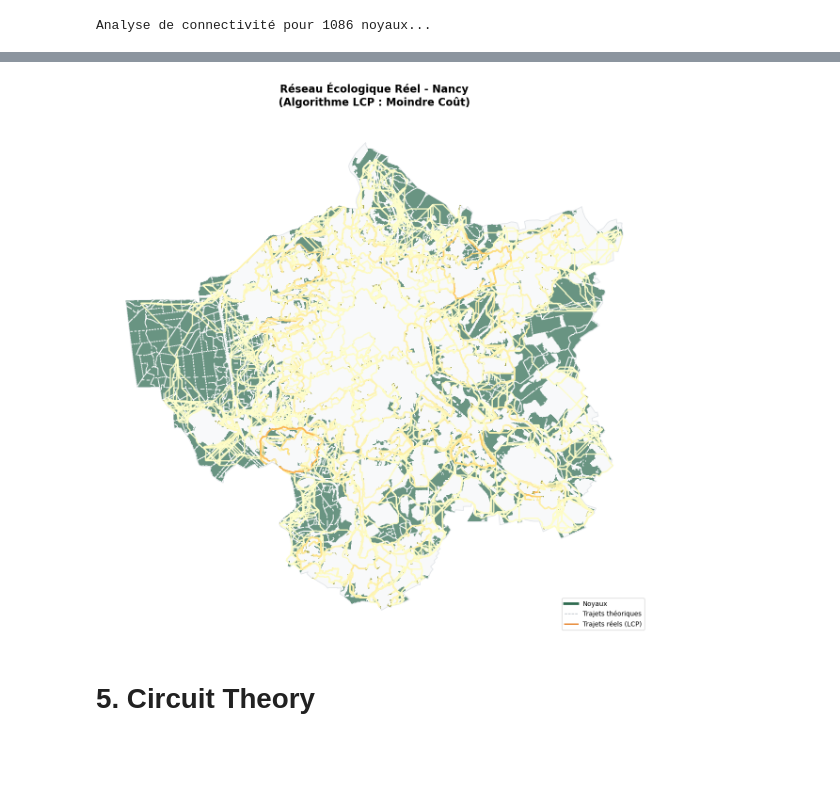
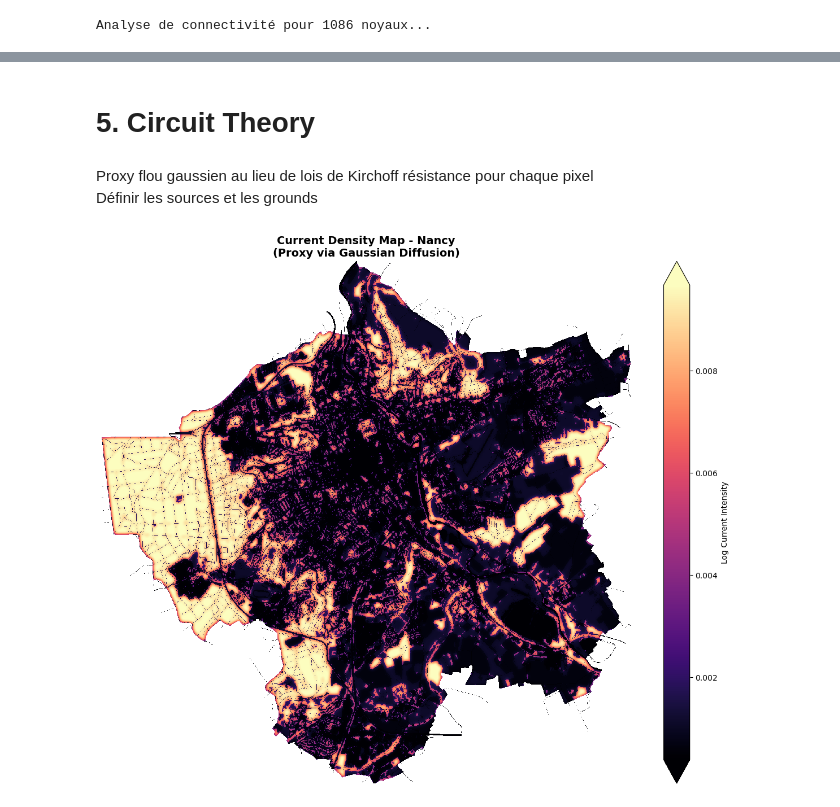
Before and after one commit to marion-billy/urbiverde_ivb, a Jupyter notebook: corridor_project/nancy_prod.ipynb, the cells around one changed output, grey strips where cells are left out. Saved outputs shown, nothing was run; the diff lists cells and outputs as text; code cells hidden in the pictures; blank space fills up the shorter version.

```diff
--- a/corridor_project/nancy_prod.ipynb
+++ b/corridor_project/nancy_prod.ipynb
@@ -241,33 +219,46 @@ Nombre de verrous stratégiques identifiés à Nancy : 2
-# %%
-fig, ax = plt.subplots(figsize=(14, 12))
-aoi_utm.plot(ax=ax, color='#f8f9fa', edgecolor='#dee2e6', zorder=1)
-gdf_lcp.plot(ax=ax, color='#adb5bd', linestyle='--', linewidth=0.8,
-                   alpha=0.5, label='Dist. Théorique (Euclidienne)', zorder=2)
-
-# Les Vrais Chemins (LCP) en orange/rouge
-# Plus le trait est épais, plus le corridor est "important" (Centralité)
-gdf_lcp.plot(ax=ax, column='tortuosity', cmap='YlOrRd', linewidth=2,
-             alpha=0.9, label='Chemins de moindre coût (LCP)', zorder=4)
-
-gdf_cores.plot(ax=ax, color='#2d6a4f', edgecolor='none', alpha=0.7,
-               label='Noyaux de biodiversité', zorder=3)
-gdf_islets.plot(ax=ax, color='olive', edgecolor='none', alpha=0.7,
-               label='Stepping Stones', zorder=3)
-
-plt.title(f"Réseau Écologique Réel - {CITY}\n(Algorithme LCP : Moindre Coût)",
-          fontsize=16, fontweight='bold', pad=20)
-ax.set_axis_off()
-
-from matplotlib.lines import Line2D
-custom_lines = [Line2D([0], [0], color='#2d6a4f', lw=4),
-                Line2D([0], [0], color='#adb5bd', lw=1, linestyle='--'),
-                Line2D([0], [0], color='#e67e22', lw=2)]
-ax.legend(custom_lines, ['Noyaux', 'Trajets théoriques', 'Trajets réels (LCP)'],
-          loc='lower right', frameon=True)
-
-plt.tight_layout()
-plt.show()
-# %% [output]
-[figure, removed]
 # %% [markdown]
 # 5. Circuit Theory
+# %% [markdown]
+Proxy flou gaussien au lieu de lois de Kirchoff résistance pour chaque pixel
+Définir les sources et les grounds
+# %%
+from scipy.ndimage import gaussian_filter
+
+def calculate_pinch_points_proxy(da_friction, sigma=5):
+    # Gestion des NaNs
+    mask = da_friction.isnull()
+    clean_friction = da_friction.fillna(da_friction.max())
+
+    # 1. Conductance (Inverse de la friction)
+    conductance = 1.0 / (clean_friction + 0.1)
+
+    # 2. Diffusion proxy (Sigma plus élevé pour mieux voir les corridors)
+    flow_spread = gaussian_filter(conductance.values, sigma=sigma)
+
+    # Intensité de courant
+    current_density = flow_spread * conductance.values
+
+    da_current = da_friction.copy(data=current_density)
+    return da_current.where(~mask)
+
+# 1. Calcul
+da_current_map = calculate_pinch_points_proxy(da_lc, sigma=5)
+
+# 2. Visualisation simple
+fig, ax = plt.subplots(figsize=(12, 10))
+
+# On utilise log1p pour compresser la dynamique et voir les détails urbains
+np.log1p(da_current_map).plot(
+    ax=ax,
+    cmap='magma',
+    robust=True,
+    cbar_kwargs={'label': 'Log Current Intensity'}
+)
+
+ax.set_title(f"Current Density Map - {CITY}\n(Proxy via Gaussian Diffusion)", fontsize=14, fontweight='bold')
+ax.set_axis_off()
+
+plt.tight_layout()
+plt.show()
+# %% [output]
+[figure, added]
```
Also changed, not shown: parts of 8 cells of this notebook.
